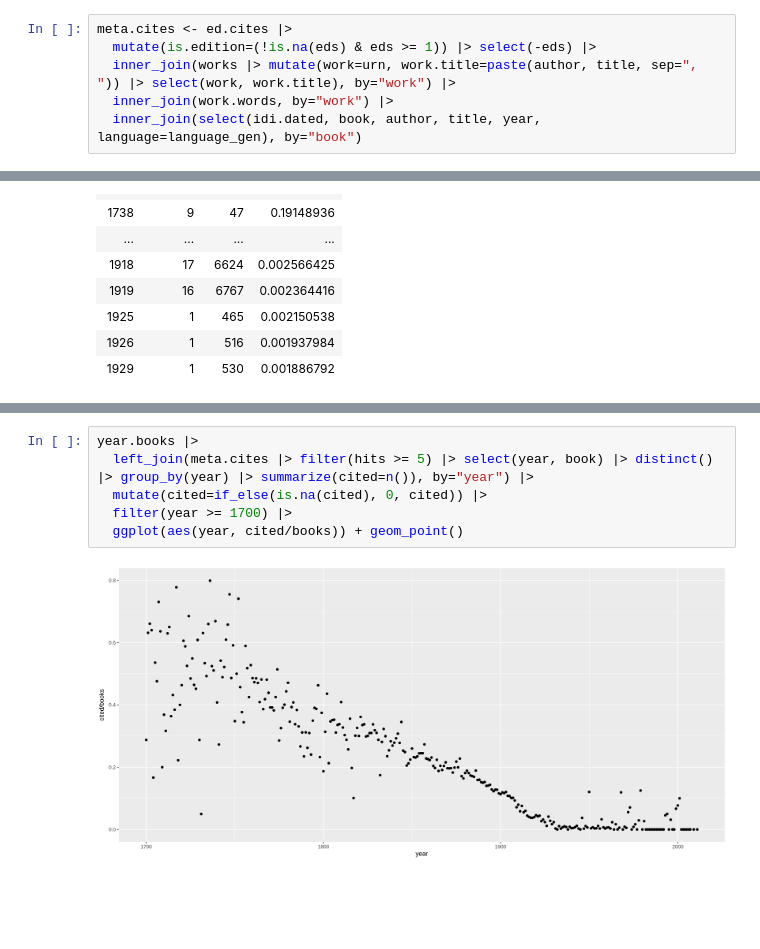
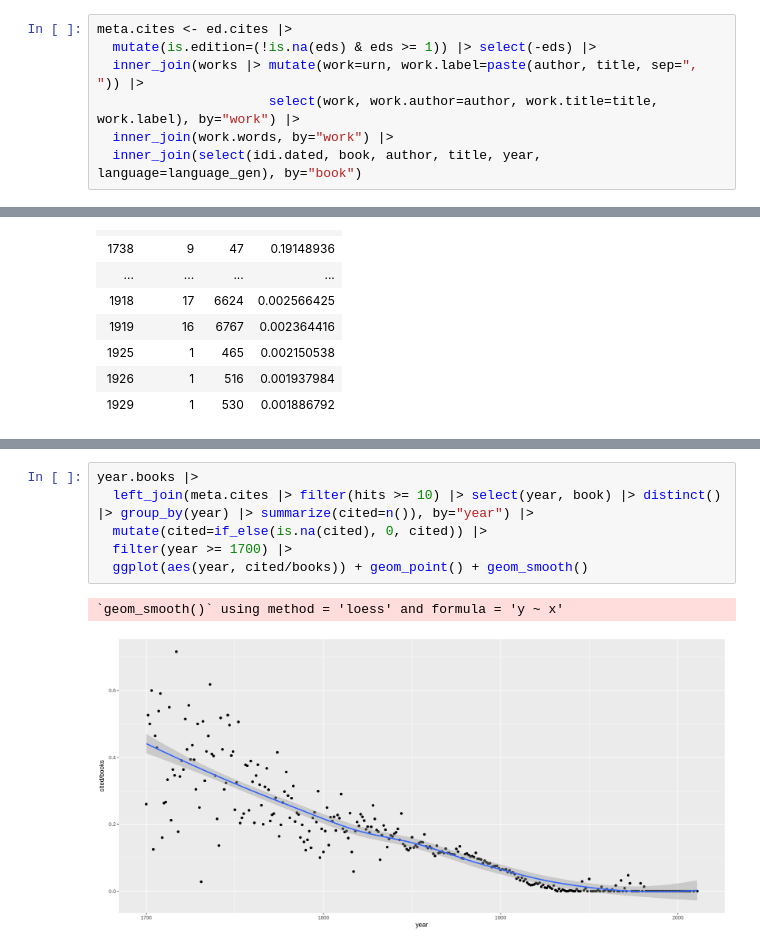
Before and after one commit to dasmiq/idi-cites, a Jupyter notebook: idi_cites.ipynb, the cells around one changed output, grey strips where cells are left out. Saved outputs shown, nothing was run; the diff lists cells and outputs as text; blank space fills up the shorter version.

```diff
--- a/idi_cites.ipynb
+++ b/idi_cites.ipynb
@@ -122,7 +126,8 @@ Join all the citation data and metadata together into one dataframe.
 # %%
 meta.cites <- ed.cites |>
   mutate(is.edition=(!is.na(eds) & eds >= 1)) |> select(-eds) |>
-  inner_join(works |> mutate(work=urn, work.title=paste(author, title, sep=", ")) |> select(work, work.title), by="work") |>
+  inner_join(works |> mutate(work=urn, work.label=paste(author, title, sep=", ")) |>
+                      select(work, work.author=author, work.title=title, work.label), by="work") |>
   inner_join(work.words, by="work") |>
   inner_join(select(idi.dated, book, author, title, year, language=language_gen), by="book")
 # %% [markdown]
@@ -370,9 +415,10 @@ A data.frame: 40 × 12
 | HN63E9 | De medicina libri octo | Celsus, Aulus Cornelius | 1713 |  | Single known date/probable date | lat | lat | 92 | ... |
 # %%
 year.books |>
-  left_join(meta.cites |> filter(hits >= 5) |> select(year, book) |> distinct() |> group_by(year) |> summarize(cited=n()), by="year") |>
+  left_join(meta.cites |> filter(hits >= 10) |> select(year, book) |> distinct() |> group_by(year) |> summarize(cited=n()), by="year") |>
   mutate(cited=if_else(is.na(cited), 0, cited)) |>
   filter(year >= 1700) |>
-  ggplot(aes(year, cited/books)) + geom_point()
+  ggplot(aes(year, cited/books)) + geom_point() + geom_smooth()
 # %% [output]
+`geom_smooth()` using method = 'loess' and formula = 'y ~ x'
-[figure, old version]
+[figure, new version]
```
Also changed, not shown: parts of 19 cells of this notebook.
